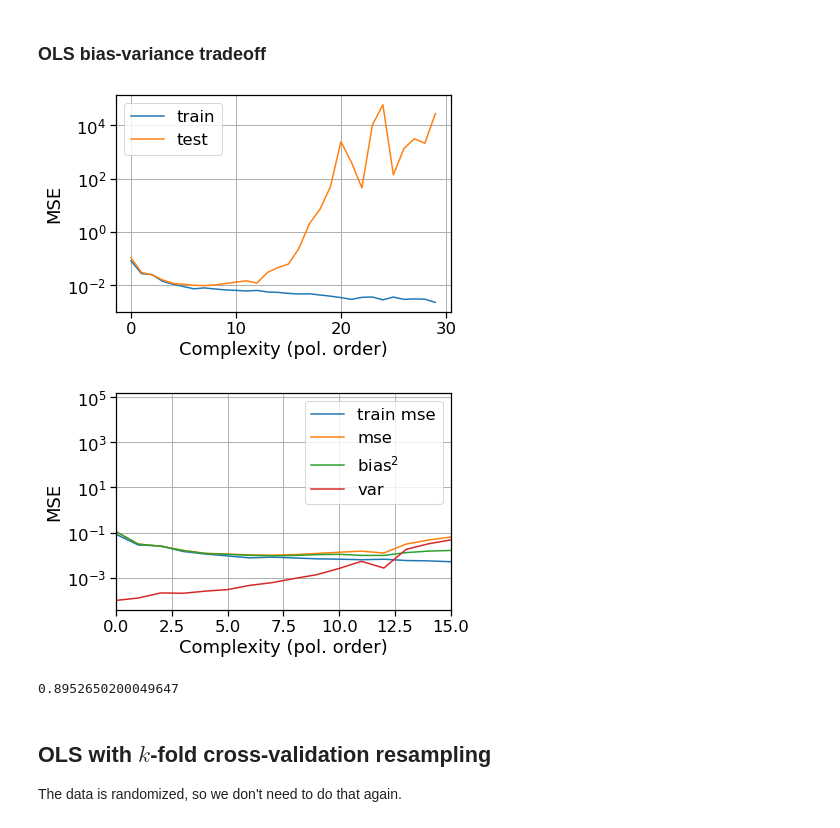
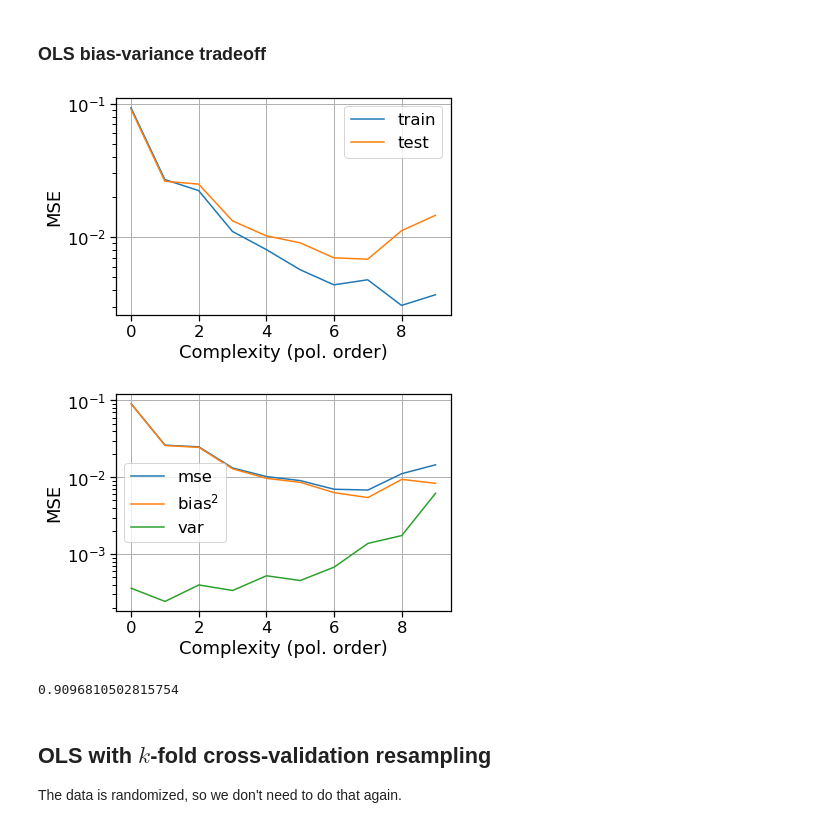
Before and after one commit to fonstelien/FYS-STK4155, a Jupyter notebook: project1/project1.ipynb, the cells around one changed output. Saved outputs shown, nothing was run; the diff lists cells and outputs as text; code cells hidden in the pictures.

```diff
--- a/project1/project1.ipynb
+++ b/project1/project1.ipynb
@@ -7,3 +5,9 @@ np.random.seed(0)
+# %%
+NOISE = .05
+NUM_SAMPLES = 500
+MAX_POLY_ORDER = 10
+NUM_BOOTSTRAPS = 20
+np.random.seed(0)
 # %%
 # From the assignment; The function that we are goint to approximate
 def FrankeFunction(x,y):
@@ -58,6 +62,10 @@ def bias(f, y_tilde):
 
 def var(y):
     return np.mean(np.var(y, axis=1, keepdims=True))
+
+def truncate_to_poly(X, pn):
+    p = int((pn+1)*(pn+2)/2)
+    return np.copy(X[:,:p])
 
 def scale(X):
     X = np.copy(X)
@@ -75,11 +83,6 @@ def split(y, k):
     test_splits = [list(range(i, i+s)) for i in range(0, last_idx, s)]
     train_splits = [list(set(range(last_idx)) - set(test_split)) for test_split in test_splits]
     return (train_splits, test_splits)
-# %%
-x, y = randmesh(sn=1000)
-z, f, var_eps = franke_sampler(x.T[0], y.T[0], noise=.1)
-max_pol_order = 30
-bootstraps = 30
 # %% [markdown]
 ## OLS with bootstrap resampling
 # %%
@@ -112,36 +115,40 @@ def ols_bootstrap(*arrays, train_size=.7, bootstraps=30):
 # %% [markdown]
 ### OLS bias-variance tradeoff
 # %%
+x, y = randmesh(sn=NUM_SAMPLES)
+X = make_design_matrix(x, y, pn=MAX_POLY_ORDER)
+z, f, var_eps = franke_sampler(x.T[0], y.T[0], noise=NOISE)
+
 ols_bs_df = DataFrame(columns=["pol order", "train mse", "mse", "bias", "var"])
 
-for pn in range(max_pol_order):
-    X = make_design_matrix(x, y, pn=pn)
-    results = ols_bootstrap(X, z, f, train_size=.7, bootstraps=30)
+for pn in range(MAX_POLY_ORDER):
+    Xpn = truncate_to_poly(X, pn)
+    results = ols_bootstrap(Xpn, z, f, train_size=.7, bootstraps=NUM_BOOTSTRAPS)
     ols_bs_df.loc[pn] = [pn, *results]
 # %%
 ax = ols_bs_df.plot(x="pol order", y=["train mse", "mse"], logy=True)
 ax.legend(["train", "test"])
 ax.set_xlabel("Complexity (pol. order)")
 ax.set_ylabel("MSE")
 
 ax.grid(True)
 plt.show()
 
-ax = ols_bs_df.plot(x="pol order", logy=True)
-ax.legend(["train mse", "mse", "bias$^2$", "var"])
+ax = ols_bs_df.plot(x="pol order", y=["mse", "bias", "var"], logy=True)
+ax.legend(["mse", "bias$^2$", "var"])
 ax.set_xlabel("Complexity (pol. order)")
 ax.set_ylabel("MSE")
-ax.set_xlim(0,15)
+#ax.set_xlim(0,15)
 #ax.set_ylim(1E-4,1)
 ax.grid(True)
 plt.show()
 # %% [output]
-[figure, old version]
+[figure, new version]
-[figure, old version]
+[figure, new version]
 # %%
 1 - np.min(ols_bs_df["mse"])/np.mean(sum((z - np.mean(z))**2)/len(z))
 # %% [output]
-0.8952650200049647
+0.9096810502815754
 # %% [markdown]
 ## OLS with $k$-fold cross-validation resampling
 The data is randomized, so we don't need to do that again.
```
Also changed, not shown: parts of 10 cells of this notebook.
